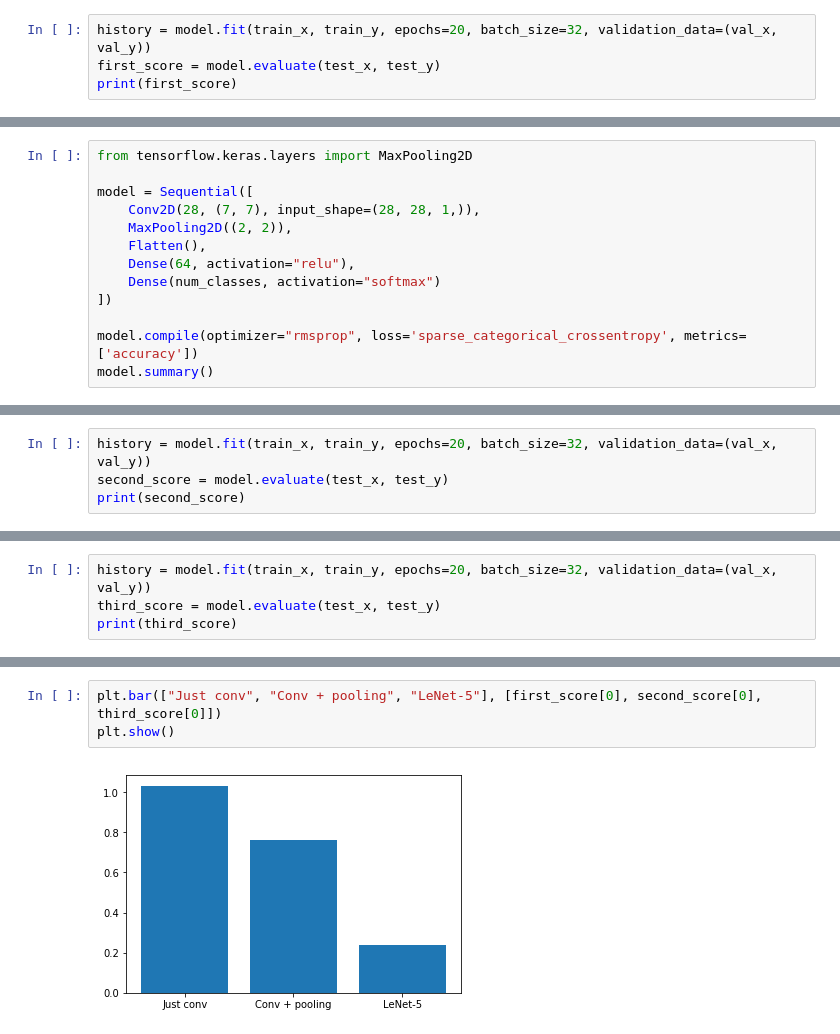
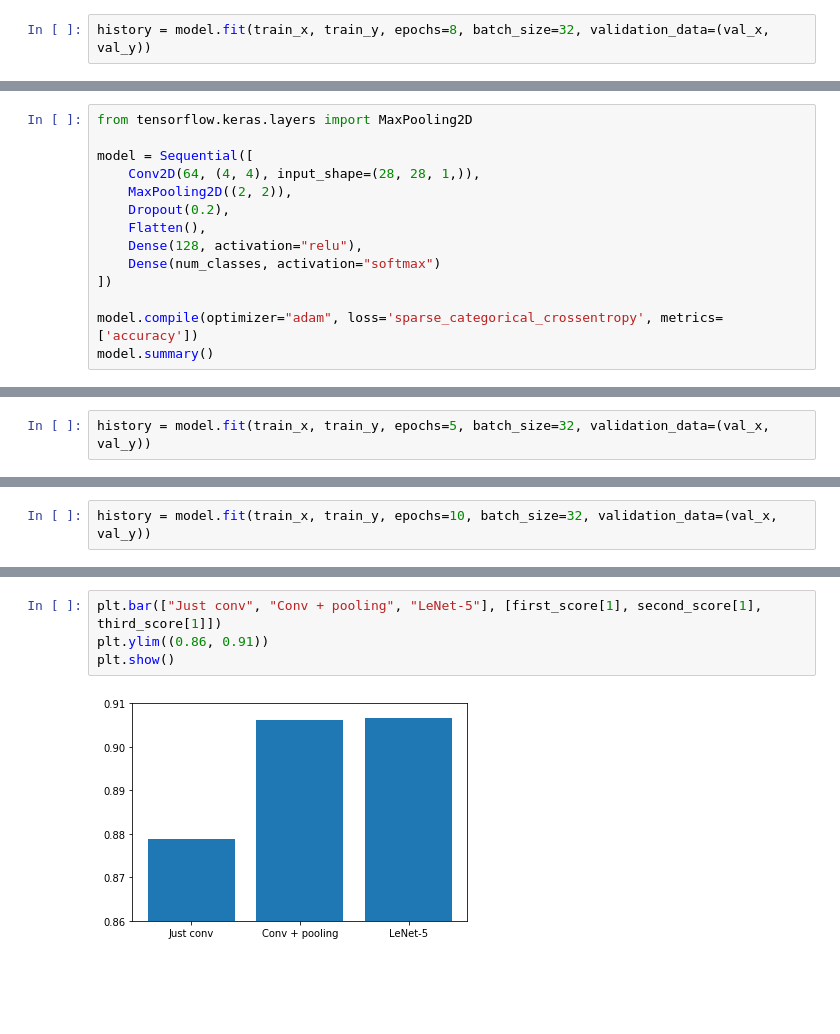
Before and after one commit to creeston/ML_2, a Jupyter notebook: Lab 3.ipynb, the cells around one changed output, grey strips where cells are left out. Cells and saved outputs as stored; diff of their text form; blank space fills up the shorter version.

Commit message:
Finish implementing lab1, lab2 and lab3.
- Use pickle in order not to read image dataset from drive every time
- Add markdown to the notebooks

```diff
--- a/Lab 3.ipynb
+++ b/Lab 3.ipynb
@@ -116,7 +83,5 @@ Trainable params: 300,958
 Non-trainable params: 0
 _________________________________________________________________
 # %%
-history = model.fit(train_x, train_y, epochs=20, batch_size=32, validation_data=(val_x, val_y))
-first_score = model.evaluate(test_x, test_y)
-print(first_score)
+history = model.fit(train_x, train_y, epochs=8, batch_size=32, validation_data=(val_x, val_y))
 # %% [output]
@@ -141,13 +116,14 @@ Epoch 20/20
 from tensorflow.keras.layers import MaxPooling2D
 
 model = Sequential([
-    Conv2D(28, (7, 7), input_shape=(28, 28, 1,)),
+    Conv2D(64, (4, 4), input_shape=(28, 28, 1,)),
     MaxPooling2D((2, 2)),
+    Dropout(0.2),
     Flatten(),
-    Dense(64, activation="relu"),
+    Dense(128, activation="relu"),
     Dense(num_classes, activation="softmax")
 ])
 
-model.compile(optimizer="rmsprop", loss='sparse_categorical_crossentropy', metrics=['accuracy'])
+model.compile(optimizer="adam", loss='sparse_categorical_crossentropy', metrics=['accuracy'])
 model.summary()
 # %% [output]
@@ -170,7 +148,5 @@ Trainable params: 218,946
 Non-trainable params: 0
 _________________________________________________________________
 # %%
-history = model.fit(train_x, train_y, epochs=20, batch_size=32, validation_data=(val_x, val_y))
-second_score = model.evaluate(test_x, test_y)
-print(second_score)
+history = model.fit(train_x, train_y, epochs=5, batch_size=32, validation_data=(val_x, val_y))
 # %% [output]
@@ -229,7 +209,5 @@ Trainable params: 61,706
 Non-trainable params: 0
 _________________________________________________________________
 # %%
-history = model.fit(train_x, train_y, epochs=20, batch_size=32, validation_data=(val_x, val_y))
-third_score = model.evaluate(test_x, test_y)
-print(third_score)
+history = model.fit(train_x, train_y, epochs=10, batch_size=32, validation_data=(val_x, val_y))
 # %% [output]
@@ -253,5 +239,6 @@ Epoch 20/20
 # %%
-plt.bar(["Just conv", "Conv + pooling", "LeNet-5"], [first_score[0], second_score[0], third_score[0]])
+plt.bar(["Just conv", "Conv + pooling", "LeNet-5"], [first_score[1], second_score[1], third_score[1]])
+plt.ylim((0.86, 0.91))
 plt.show()
 # %% [output]
-[figure, old version]
+[figure, new version]
```
Also changed, not shown: parts of 18 cells of this notebook, 2 other files.
